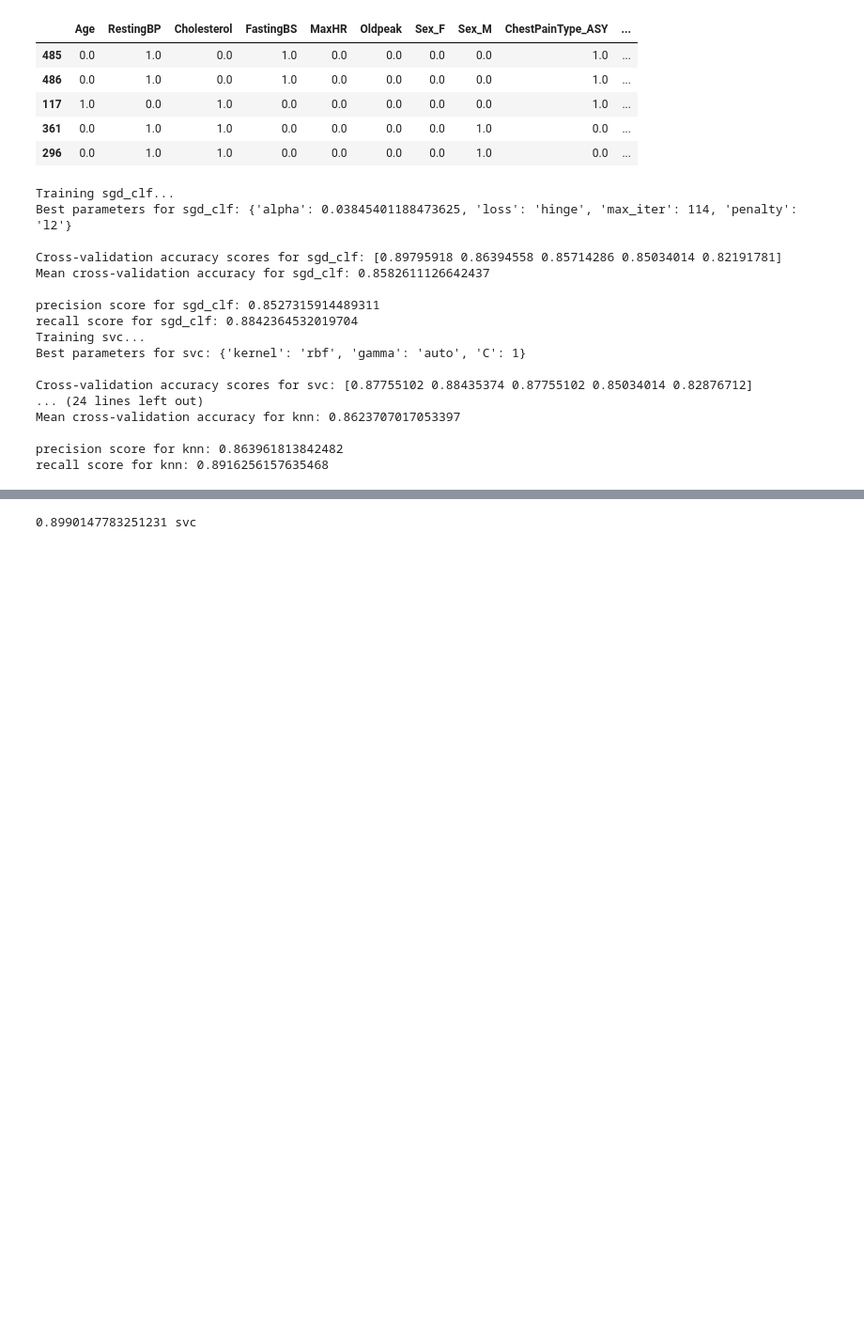
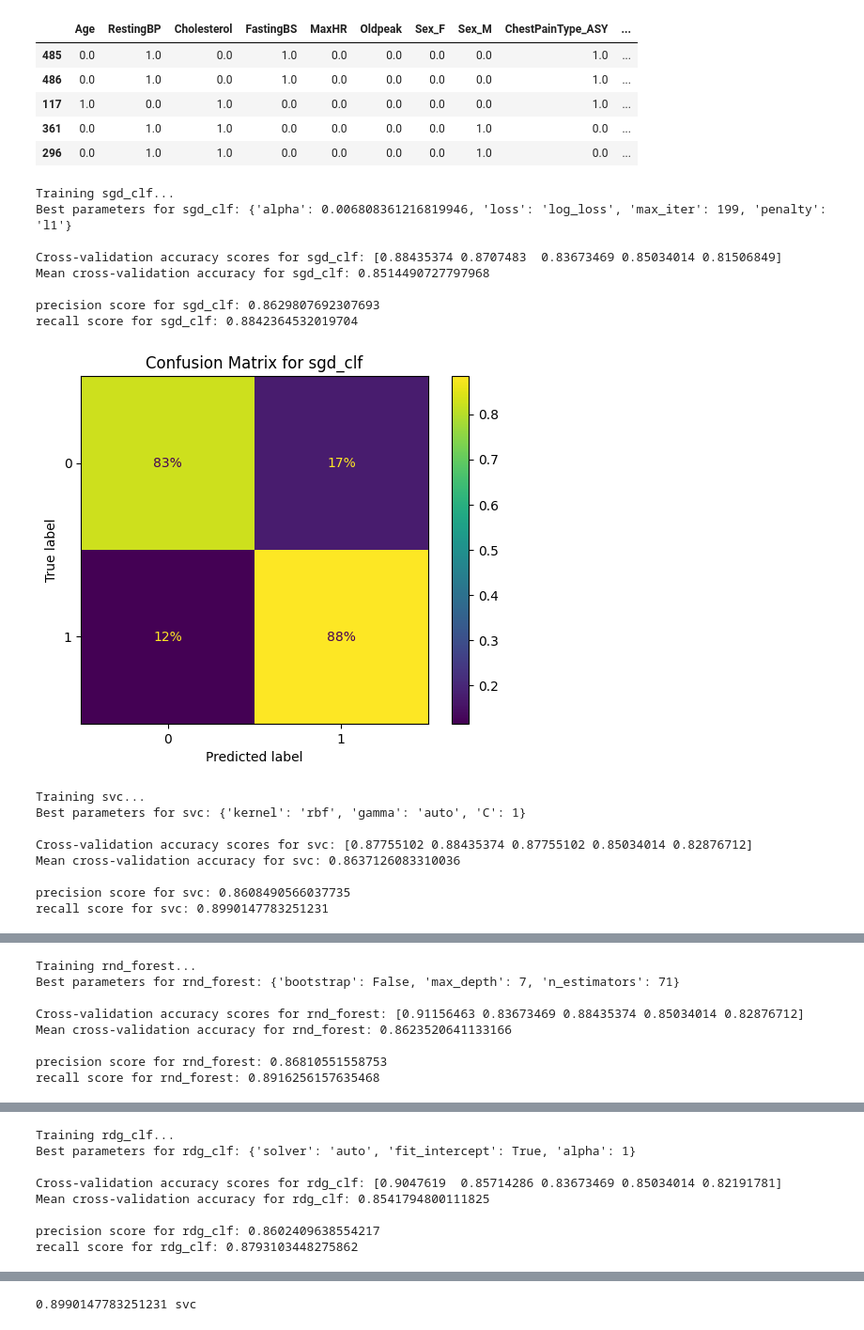
Before and after one commit to MorawoLekanDavid/ML_projects, a Jupyter notebook: heartDisease.ipynb, the cells around one changed output, grey strips where cells are left out. Shown: that part at 94% size. Cells and saved outputs as stored; diff of their text form; code cells hidden in the pictures; blank space fills up the shorter version.

```diff
--- a/heartDisease.ipynb
+++ b/heartDisease.ipynb
@@ -355,46 +355,46 @@ for model_name, model in models.items():
 
     # Fit the RandomizedSearchCV
     model_random_search.fit(X_train_encoded, y_train)
 
     # Output best parameters for the model
     print(f"Best parameters for {model_name}: {model_random_search.best_params_}\n")
     # Get the best model
     best_model = model_random_search.best_estimator_
 
     # Perform cross-validation on the best model
     cv_scores = cross_val_score(best_model, X_train_encoded, y_train, cv=5, scoring='accuracy')
     print(f"Cross-validation accuracy scores for {model_name}: {cv_scores}")
     print(f"Mean cross-validation accuracy for {model_name}: {cv_scores.mean()}\n")
     # Predict on the test set using the best model
     y_train_pred = cross_val_predict(best_model, X_train_encoded, y_train, cv=5)
 
     precision = precision_score(y_train, y_train_pred)
     print(f"precision score for {model_name}: {precision}")
 
     recall = recall_score(y_train, y_train_pred)
     print(f"recall score for {model_name}: {recall}")
 
      # Store the recall score
     model_recall_scores[model_name] = recall
      # Display the confusion matrix
-    #ConfusionMatrixDisplay.from_predictions(y_train, y_train_pred, normalize="true", values_format=".0%")
-    #plt.title(f'Confusion Matrix for {model_name}')
-    #plt.show()
+    ConfusionMatrixDisplay.from_predictions(y_train, y_train_pred, normalize="true", values_format=".0%")
+    plt.title(f'Confusion Matrix for {model_name}')
+    plt.show()
 # %% [output]
 Training sgd_clf...
-Best parameters for sgd_clf: {'alpha': 0.03845401188473625, 'loss': 'hinge', 'max_iter': 114, 'penalty': 'l2'}
+Best parameters for sgd_clf: {'alpha': 0.006808361216819946, 'loss': 'log_loss', 'max_iter': 199, 'penalty': 'l1'}
 
-Cross-validation accuracy scores for sgd_clf: [0.89795918 0.86394558 0.85714286 0.85034014 0.82191781]
-Mean cross-validation accuracy for sgd_clf: 0.8582611126642437
+Cross-validation accuracy scores for sgd_clf: [0.88435374 0.8707483  0.83673469 0.85034014 0.81506849]
+Mean cross-validation accuracy for sgd_clf: 0.8514490727797968
 
-precision score for sgd_clf: 0.8527315914489311
+precision score for sgd_clf: 0.8629807692307693
 recall score for sgd_clf: 0.8842364532019704
-Training svc...
-Best parameters for svc: {'kernel': 'rbf', 'gamma': 'auto', 'C': 1}
-
-Cross-validation accuracy scores for svc: [0.87755102 0.88435374 0.87755102 0.85034014 0.82876712]
-... (24 lines left out)
-Mean cross-validation accuracy for knn: 0.8623707017053397
-
-precision score for knn: 0.863961813842482
-recall score for knn: 0.8916256157635468
+[figure, added]
+Training svc...
+Best parameters for svc: {'kernel': 'rbf', 'gamma': 'auto', 'C': 1}
+
+Cross-validation accuracy scores for svc: [0.87755102 0.88435374 0.87755102 0.85034014 0.82876712]
+Mean cross-validation accuracy for svc: 0.8637126083310036
+
+precision score for svc: 0.8608490566037735
+recall score for svc: 0.8990147783251231
@@ -400,0 +402,8 @@ recall score for knn: 0.8916256157635468
+Training rnd_forest...
+Best parameters for rnd_forest: {'bootstrap': False, 'max_depth': 7, 'n_estimators': 71}
+
+Cross-validation accuracy scores for rnd_forest: [0.91156463 0.83673469 0.88435374 0.85034014 0.82876712]
+Mean cross-validation accuracy for rnd_forest: 0.8623520641133166
+
+precision score for rnd_forest: 0.86810551558753
+recall score for rnd_forest: 0.8916256157635468
@@ -400,0 +411,8 @@ recall score for knn: 0.8916256157635468
+Training rdg_clf...
+Best parameters for rdg_clf: {'solver': 'auto', 'fit_intercept': True, 'alpha': 1}
+
+Cross-validation accuracy scores for rdg_clf: [0.9047619  0.85714286 0.83673469 0.85034014 0.82191781]
+Mean cross-validation accuracy for rdg_clf: 0.8541794800111825
+
+precision score for rdg_clf: 0.8602409638554217
+recall score for rdg_clf: 0.8793103448275862
```
Also changed, not shown: parts of 7 cells of this notebook.
